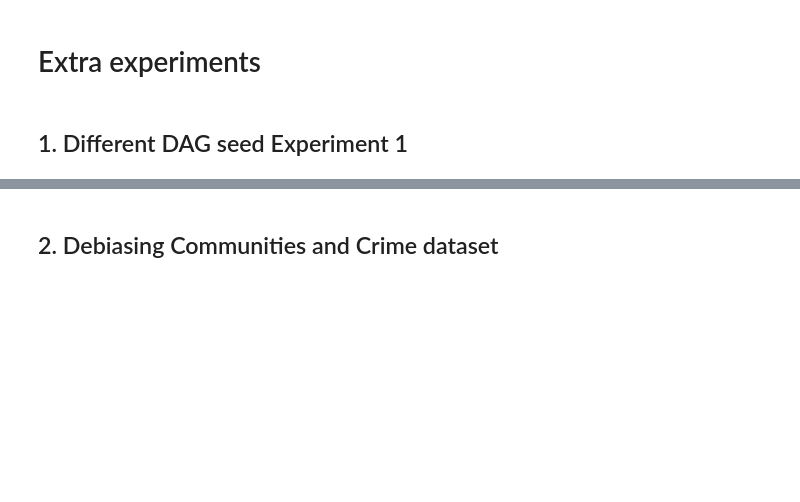
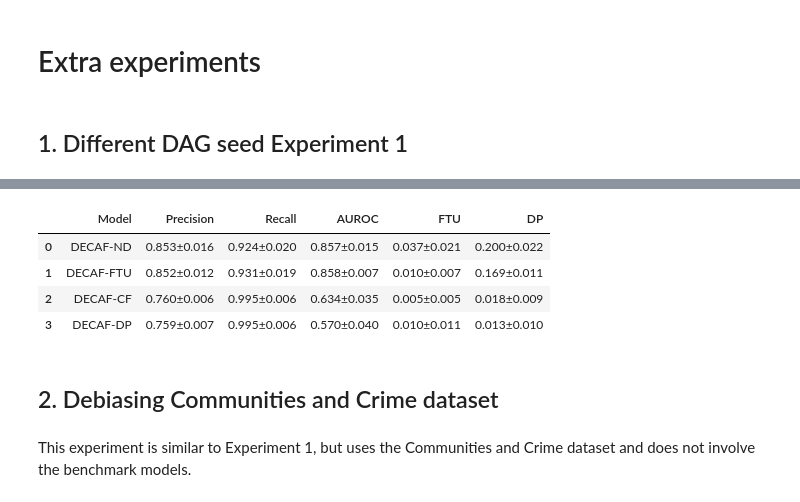
Before and after one commit to zoebat/FACT-AI, a Jupyter notebook: DECAF/experiments.ipynb, the cells around one changed output, grey strips where cells are left out. Drawn from its saved outputs; the diff is of its cells as text; code cells hidden in the pictures; blank space fills up the shorter version.

```diff
--- a/DECAF/experiments.ipynb
+++ b/DECAF/experiments.ipynb
@@ -727,3 +673,33 @@ df
+# %%
+def calc_metrics(data):
+    """
+    Calculate mean and stdev of the data, returns a string
+    """
+    if fast_runtime:
+        mean = statistics.mean(data)
+        return "{:.3f}".format(mean)
+    else:
+        mean = statistics.mean(data)
+        stdev = statistics.stdev(data, mean)
+        return "{:.3f}±{:.3f}".format(mean, stdev)
+
+d = [
+     ["DECAF-ND", calc_metrics(DECAF_ND["precision"]), calc_metrics(DECAF_ND["recall"]), calc_metrics(DECAF_ND["auroc"]), calc_metrics(DECAF_ND["FTU"]), calc_metrics(DECAF_ND["DP"])],
+     ["DECAF-FTU", calc_metrics(DECAF_FTU["precision"]), calc_metrics(DECAF_FTU["recall"]), calc_metrics(DECAF_FTU["auroc"]), calc_metrics(DECAF_FTU["FTU"]), calc_metrics(DECAF_FTU["DP"])],
+     ["DECAF-CF", calc_metrics(DECAF_CF["precision"]), calc_metrics(DECAF_CF["recall"]), calc_metrics(DECAF_CF["auroc"]), calc_metrics(DECAF_CF["FTU"]), calc_metrics(DECAF_CF["DP"])],
+     ["DECAF-DP", calc_metrics(DECAF_DP["precision"]), calc_metrics(DECAF_DP["recall"]), calc_metrics(DECAF_DP["auroc"]), calc_metrics(DECAF_DP["FTU"]), calc_metrics(DECAF_DP["DP"])]
+]
+
+df = pd.DataFrame(d, columns = ["Model", "Precision", "Recall", "AUROC", "FTU", "DP"])
+df
+# %% [output]
+|  | Model | Precision | Recall | AUROC | FTU | DP |
+| 0 | DECAF-ND | 0.853±0.016 | 0.924±0.020 | 0.857±0.015 | 0.037±0.021 | 0.200±0.022 |
+| 1 | DECAF-FTU | 0.852±0.012 | 0.931±0.019 | 0.858±0.007 | 0.010±0.007 | 0.169±0.011 |
+| 2 | DECAF-CF | 0.760±0.006 | 0.995±0.006 | 0.634±0.035 | 0.005±0.005 | 0.018±0.009 |
+| 3 | DECAF-DP | 0.759±0.007 | 0.995±0.006 | 0.570±0.040 | 0.010±0.011 | 0.013±0.010 |
 # %% [markdown]
 ## 2. Debiasing  Communities and Crime dataset
+# %% [markdown]
+This experiment is similar to Experiment 1, but uses the Communities and Crime dataset and does not involve the benchmark models.
 # %%
```
Also changed, not shown: parts of 29 cells of this notebook, 1 other file.
